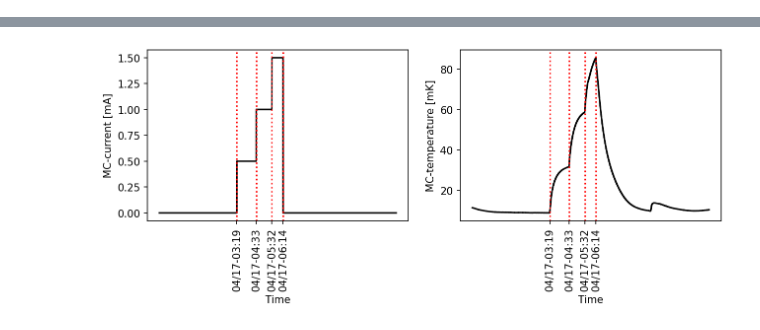
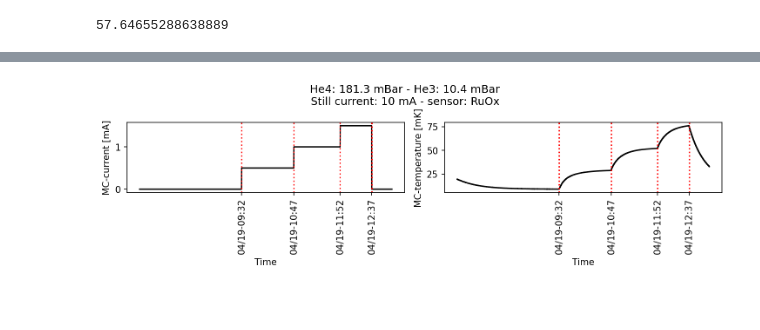
Before and after one commit to atasattari/fridge_tuning, a Jupyter notebook: extract_fridge_data.ipynb, the cells around one changed output, grey strips where cells are left out. Drawn from its saved outputs; the diff is of its cells as text; code cells hidden in the pictures; blank space fills up the shorter version.

```diff
--- a/extract_fridge_data.ipynb
+++ b/extract_fridge_data.ipynb
@@ -1,9 +1,15 @@
 # %%
 from functions import *
+# %%
+#find time hour to a historic time
+# use that to query the data base.
+time_since('Time: 2025-04-17 03:19:42 EDT')
+# %% [output]
+57.64655288638889
 # %%
 # First, run this and make sure to select one full cycle of the temperature scan—from rise to fall
 # The first and second numbers should enclose a full scan cycle. Otherwise Functionalities in the next cell won't work.
 
-queries = get_temp_info([50,35])
+queries = get_temp_info([6,0])
 save_to_text(queries,file_name = 'output_data.txt')
 # %% [output]
@@ -12,4 +18,4 @@ https://scdms-monitor.tes-uoft.com/snolab/api/query?table=fridge&startDate=2025-
-[figure, old version]
+[figure, new version]
 # %%
 # Give the address of the output this cell.
 
```
Also changed, not shown: parts of 4 cells of this notebook, 2 other files.
